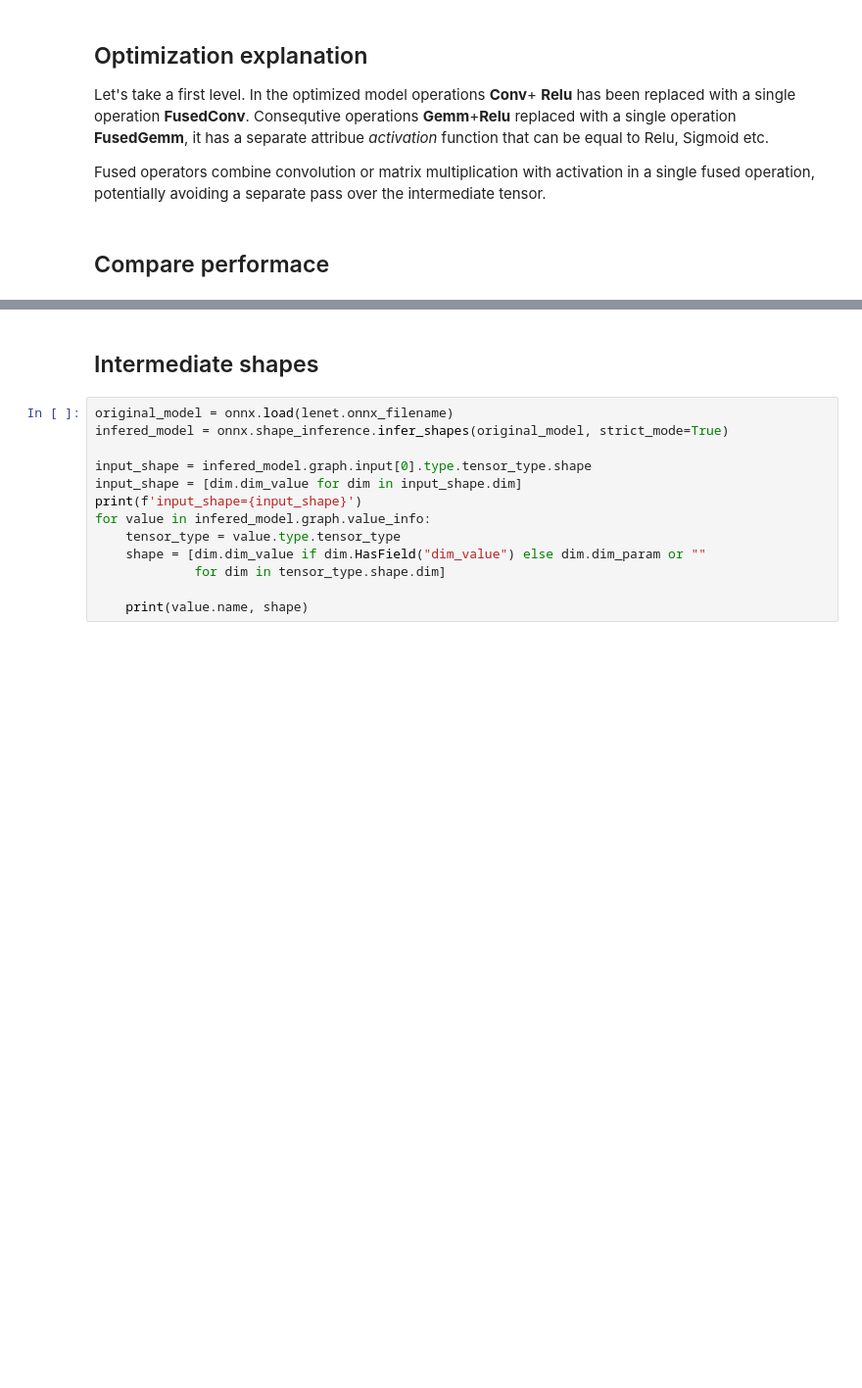
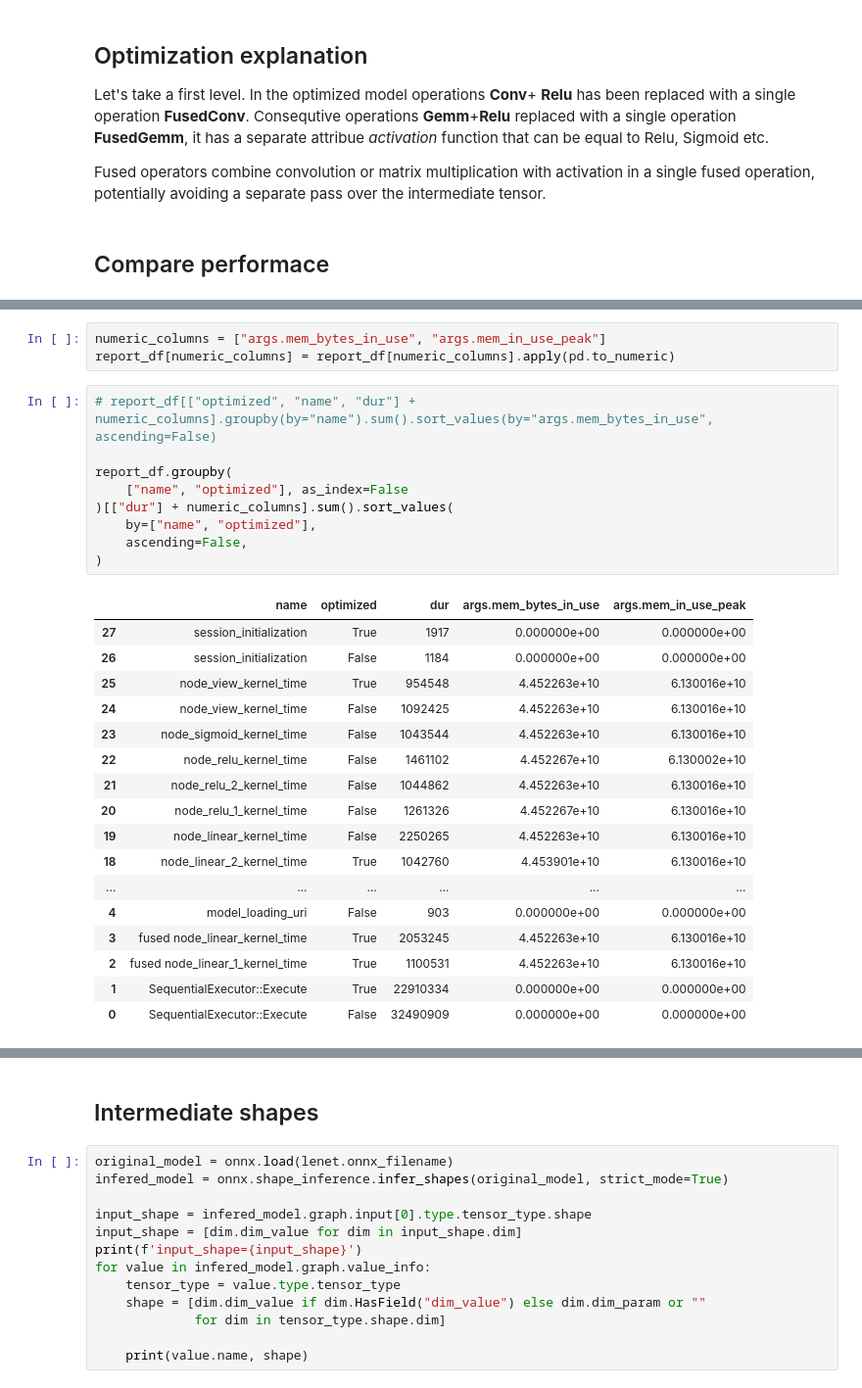
Before and after one commit to arykovanov/embedded-ml-runtime-lab, a Jupyter notebook: model/onnx_details.ipynb, the cells around one changed output, grey strips where cells are left out. Shown at 98% size. Cells and saved outputs as stored; diff of their text form; blank space fills up the shorter version.

```diff
--- a/model/onnx_details.ipynb
+++ b/model/onnx_details.ipynb
@@ -233,0 +303,30 @@ total=11912401308, min=122707, mean=186131.2704375, std=186131.2704375, median=5
+# %%
+numeric_columns = ["args.mem_bytes_in_use", "args.mem_in_use_peak"]
+report_df[numeric_columns] = report_df[numeric_columns].apply(pd.to_numeric)
+# %%
+# report_df[["optimized", "name", "dur"] + numeric_columns].groupby(by="name").sum().sort_values(by="args.mem_bytes_in_use", ascending=False)
+
+report_df.groupby(
+    ["name", "optimized"], as_index=False
+)[["dur"] + numeric_columns].sum().sort_values(
+    by=["name", "optimized"],
+    ascending=False,
+)
+# %% [output]
+|  | name | optimized | dur | args.mem_bytes_in_use | args.mem_in_use_peak |
+| 27 | session_initialization | True | 1917 | 0.000000e+00 | 0.000000e+00 |
+| 26 | session_initialization | False | 1184 | 0.000000e+00 | 0.000000e+00 |
+| 25 | node_view_kernel_time | True | 954548 | 4.452263e+10 | 6.130016e+10 |
+| 24 | node_view_kernel_time | False | 1092425 | 4.452263e+10 | 6.130016e+10 |
+| 23 | node_sigmoid_kernel_time | False | 1043544 | 4.452263e+10 | 6.130016e+10 |
+| 22 | node_relu_kernel_time | False | 1461102 | 4.452267e+10 | 6.130002e+10 |
+| 21 | node_relu_2_kernel_time | False | 1044862 | 4.452263e+10 | 6.130016e+10 |
+| 20 | node_relu_1_kernel_time | False | 1261326 | 4.452267e+10 | 6.130016e+10 |
+| 19 | node_linear_kernel_time | False | 2250265 | 4.452263e+10 | 6.130016e+10 |
+| 18 | node_linear_2_kernel_time | True | 1042760 | 4.453901e+10 | 6.130016e+10 |
+| ... | ... | ... | ... | ... | ... |
+| 4 | model_loading_uri | False | 903 | 0.000000e+00 | 0.000000e+00 |
+| 3 | fused node_linear_kernel_time | True | 2053245 | 4.452263e+10 | 6.130016e+10 |
+| 2 | fused node_linear_1_kernel_time | True | 1100531 | 4.452263e+10 | 6.130016e+10 |
+| 1 | SequentialExecutor::Execute | True | 22910334 | 0.000000e+00 | 0.000000e+00 |
+| 0 | SequentialExecutor::Execute | False | 32490909 | 0.000000e+00 | 0.000000e+00 |
```
Also changed, not shown: parts of 15 cells of this notebook, 2 other files.
